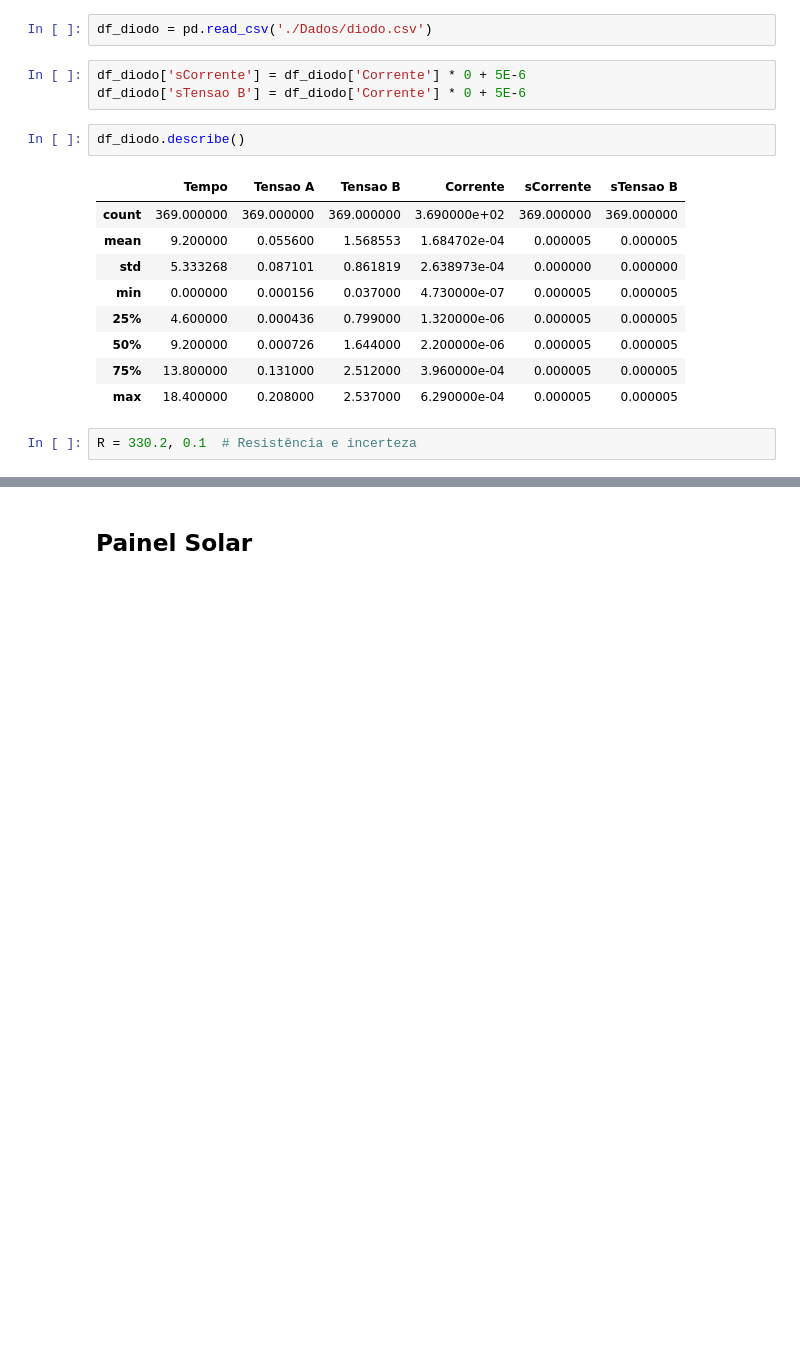
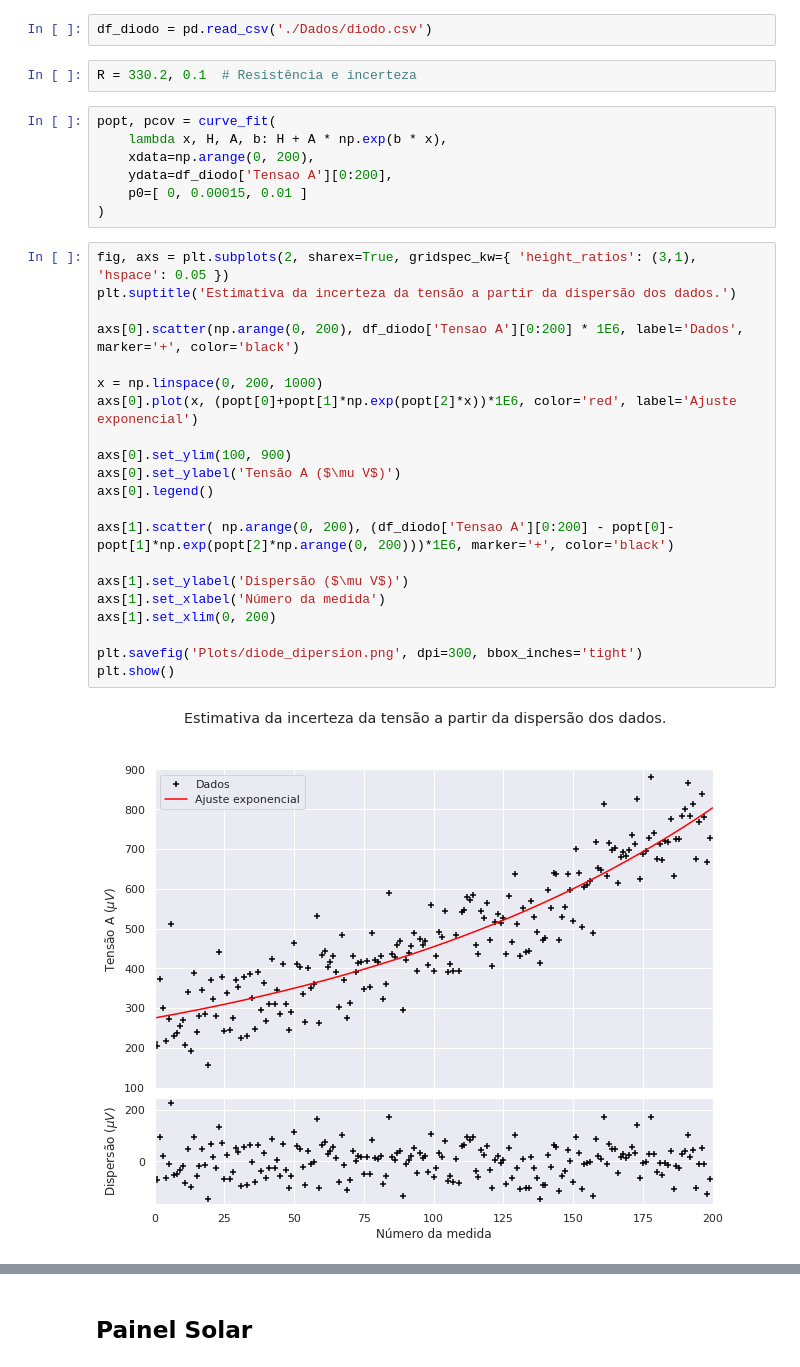
Before and after one commit to ivfreire/lab_3, a Jupyter notebook: Experimento 1/Atividade 3/análise.ipynb, the cells around one changed output, grey strips where cells are left out. Saved outputs shown, nothing was run; the diff lists cells and outputs as text; blank space fills up the shorter version.

```diff
--- a/Experimento 1/Atividade 3/análise.ipynb
+++ b/Experimento 1/Atividade 3/análise.ipynb
@@ -16,20 +16,35 @@ sns.set_theme()
 ## Diodo
 # %%
 df_diodo = pd.read_csv('./Dados/diodo.csv')
-# %%
-df_diodo['sCorrente'] = df_diodo['Corrente'] * 0 + 5E-6
-df_diodo['sTensao B'] = df_diodo['Corrente'] * 0 + 5E-6
-# %%
-df_diodo.describe()
-# %% [output]
-|  | Tempo | Tensao A | Tensao B | Corrente | sCorrente | sTensao B |
-| count | 369.000000 | 369.000000 | 369.000000 | 3.690000e+02 | 369.000000 | 369.000000 |
-| mean | 9.200000 | 0.055600 | 1.568553 | 1.684702e-04 | 0.000005 | 0.000005 |
-| std | 5.333268 | 0.087101 | 0.861819 | 2.638973e-04 | 0.000000 | 0.000000 |
-| min | 0.000000 | 0.000156 | 0.037000 | 4.730000e-07 | 0.000005 | 0.000005 |
-| 25% | 4.600000 | 0.000436 | 0.799000 | 1.320000e-06 | 0.000005 | 0.000005 |
-| 50% | 9.200000 | 0.000726 | 1.644000 | 2.200000e-06 | 0.000005 | 0.000005 |
-| 75% | 13.800000 | 0.131000 | 2.512000 | 3.960000e-04 | 0.000005 | 0.000005 |
-| max | 18.400000 | 0.208000 | 2.537000 | 6.290000e-04 | 0.000005 | 0.000005 |
 # %%
 R = 330.2, 0.1	# Resistência e incerteza
+# %%
+popt, pcov = curve_fit(
+	lambda x, H, A, b: H + A * np.exp(b * x),
+	xdata=np.arange(0, 200),
+	ydata=df_diodo['Tensao A'][0:200],
+	p0=[ 0, 0.00015, 0.01 ]
+)
+# %%
+fig, axs = plt.subplots(2, sharex=True, gridspec_kw={ 'height_ratios': (3,1), 'hspace': 0.05 })
+plt.suptitle('Estimativa da incerteza da tensão a partir da dispersão dos dados.')
+
+axs[0].scatter(np.arange(0, 200), df_diodo['Tensao A'][0:200] * 1E6, label='Dados', marker='+', color='black')
+
+x = np.linspace(0, 200, 1000)
+axs[0].plot(x, (popt[0]+popt[1]*np.exp(popt[2]*x))*1E6, color='red', label='Ajuste exponencial')
+
+axs[0].set_ylim(100, 900)
+axs[0].set_ylabel('Tensão A ($\mu V$)')
+axs[0].legend()
+
+axs[1].scatter( np.arange(0, 200), (df_diodo['Tensao A'][0:200] - popt[0]-popt[1]*np.exp(popt[2]*np.arange(0, 200)))*1E6, marker='+', color='black')
+
+axs[1].set_ylabel('Dispersão ($\mu V$)')
+axs[1].set_xlabel('Número da medida')
+axs[1].set_xlim(0, 200)
+
+plt.savefig('Plots/diode_dipersion.png', dpi=300, bbox_inches='tight')
+plt.show()
+# %% [output]
+[figure, added]
```
Also changed, not shown: parts of 10 cells of this notebook, 3 other files.
